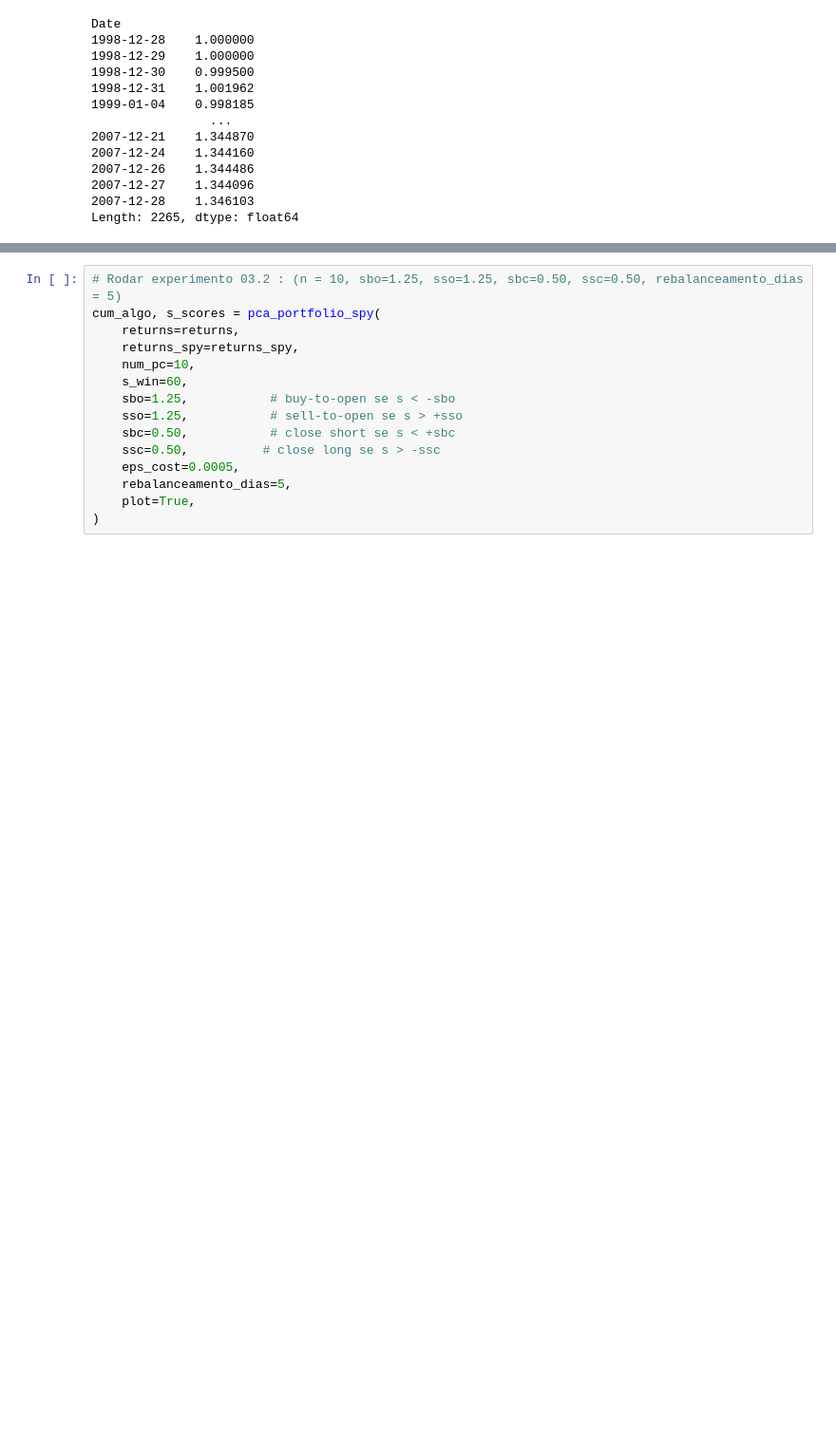
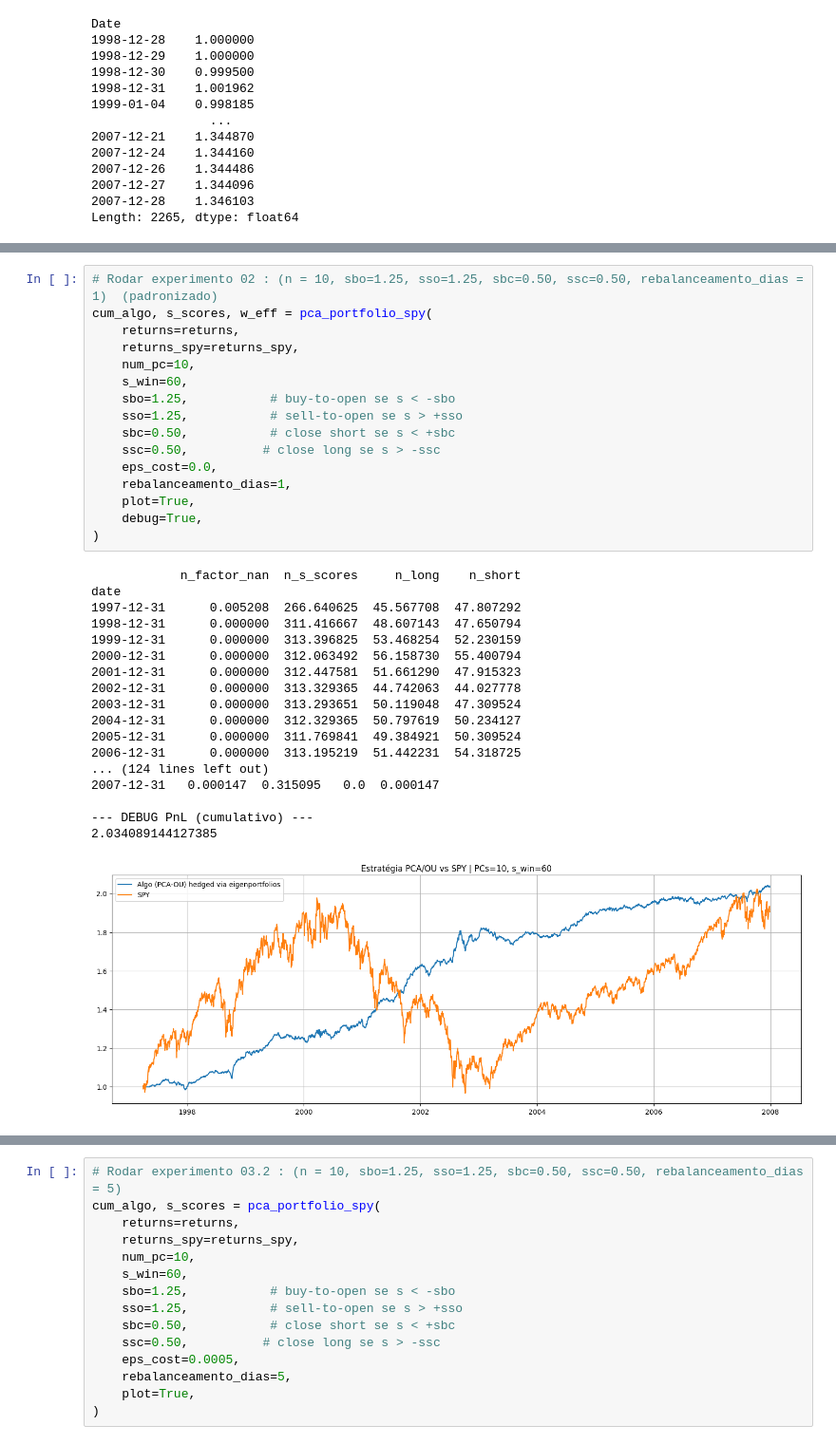
Before and after one commit to savio160502/Statistical-Arbitrage, a Jupyter notebook: run_backtest.ipynb, the cells around one changed output, grey strips where cells are left out. Shown at 95% size. Saved outputs shown, nothing was run; the diff lists cells and outputs as text; blank space fills up the shorter version.

```diff
--- a/run_backtest.ipynb
+++ b/run_backtest.ipynb
@@ -130,0 +241,35 @@ Tempo : 2007-12-28 00:00:00
+# %%
+# Rodar experimento 02 : (n = 10, sbo=1.25, sso=1.25, sbc=0.50, ssc=0.50, rebalanceamento_dias = 1)  (padronizado)
+cum_algo, s_scores, w_eff = pca_portfolio_spy(
+    returns=returns,
+    returns_spy=returns_spy,
+    num_pc=10,
+    s_win=60,
+    sbo=1.25,           # buy-to-open se s < -sbo
+    sso=1.25,           # sell-to-open se s > +sso
+    sbc=0.50,           # close short se s < +sbc
+    ssc=0.50,          # close long se s > -ssc
+    eps_cost=0.0,
+    rebalanceamento_dias=1,
+    plot=True,
+    debug=True,
+)
+# %% [output]
+            n_factor_nan  n_s_scores     n_long    n_short
+date
+1997-12-31      0.005208  266.640625  45.567708  47.807292
+1998-12-31      0.000000  311.416667  48.607143  47.650794
+1999-12-31      0.000000  313.396825  53.468254  52.230159
+2000-12-31      0.000000  312.063492  56.158730  55.400794
+2001-12-31      0.000000  312.447581  51.661290  47.915323
+2002-12-31      0.000000  313.329365  44.742063  44.027778
+2003-12-31      0.000000  313.293651  50.119048  47.309524
+2004-12-31      0.000000  312.329365  50.797619  50.234127
+2005-12-31      0.000000  311.769841  49.384921  50.309524
+2006-12-31      0.000000  313.195219  51.442231  54.318725
+... (124 lines left out)
+2007-12-31   0.000147  0.315095   0.0  0.000147
+
+--- DEBUG PnL (cumulativo) ---
+2.034089144127385
+[figure, added]
```
Also changed, not shown: parts of 36 cells of this notebook, 4 other files.
